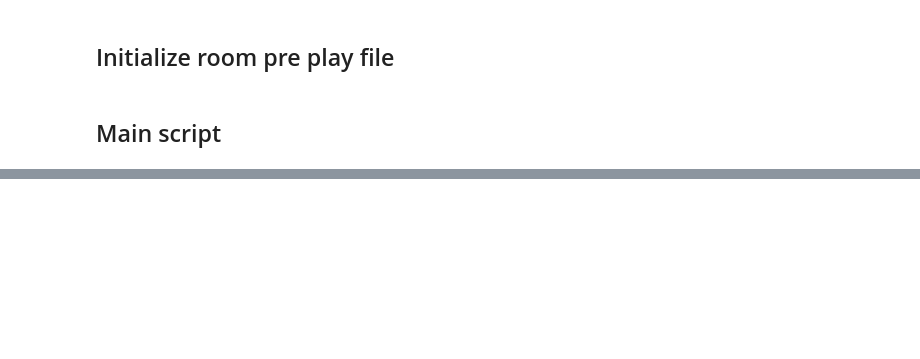
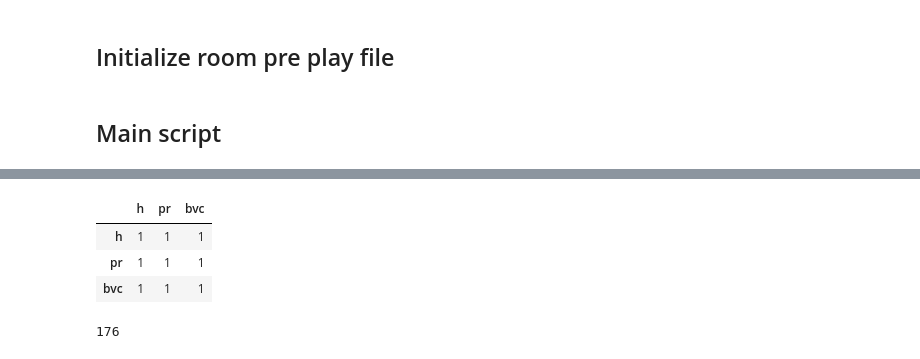
Before and after one commit to 1101AlexZab1011/SpatialMemory, a Jupyter notebook: dev/BB_prep_makeWTS_new.ipynb, the cells around one changed output, grey strips where cells are left out. Saved outputs shown, nothing was run; the diff lists cells and outputs as text; code cells hidden in the pictures; blank space fills up the shorter version.

```diff
--- a/dev/BB_prep_makeWTS_new.ipynb
+++ b/dev/BB_prep_makeWTS_new.ipynb
@@ -655 +645,16 @@ if GEOMflag:
+# %%
+mtl_cfg = '../cfg/cells/mtl_cells.ini'
+config = EvalConfigParser(interpolation=configparser.ExtendedInterpolation(), allow_no_value=True)
+config.read(mtl_cfg)
+space_section = config['Space']
+res = space_section.eval('res')
+x_max, y_max = space_section.eval('x_max'), space_section.eval('y_max')
+r_max = space_section.eval('r_max')
+x_min, y_min = space_section.eval('x_min'), space_section.eval('y_min')
+polargrid_section = config['PolarGrid']
+polar_dist_res = polargrid_section.eval('polar_dist_res')
+polar_ang_res = polargrid_section.eval('polar_ang_res', locals=dict(pi=np.pi))
+h_sig = polargrid_section.eval('h_sig')
+# %%
+geometry = Geometry.load(f'../data/room/training_{namestrg}.pkl')
 # %%
@@ -659,18 +663,0 @@ KeyboardInterrupt:
-# %%
-GEOMflag = True
-# geometry_name = 'two_room'
-# cfg_path = two_room_cfg
-geometry_name = 'squared_room'
-cfg_path = square_room_cfg
-# geometry_name = 'inserted_barrier'
-# cfg_path = inserted_barrier_cfg
-# geometry_name = 'preplay_env_closed'
-# cfg_path = preplay_env_closed_cfg
-# geometry_name = 'preplay_env_open'
-# cfg_path = preplay_env_open_cfg
-
-if GEOMflag:
-    geometry, n_textures = get_geometry_by_name(geometry_name, cfg_path)
-    training_space = process_training_space(geometry, res, StandartBuildingGeometryProcessor, geometry_name)
-    boundary = process_boundary(training_space)
-    visible_plane = process_visible_plane(boundary, training_space)
@@ -676,0 +799,8 @@ if GEOMflag:
+# %%
+def calculate_polar_distance(max_radius: float) -> np.ndarray:
+    radial_increment = 0.1 * np.arange(1, max_radius + 1)
+    radial_increment[0] = 1
+    polar_dist = np.cumsum(radial_increment)
+    max_polar_dist = polar_dist[-1]
+    polar_dist = (polar_dist / max_polar_dist) * (max_radius - 0.5)
+    return polar_dist
@@ -676,0 +1159,11 @@ if GEOMflag:
+# %%
+weights.connection_map
+# %% [output]
+|  | h | pr | bvc |
+| h | 1 | 1 | 1 |
+| pr | 1 | 1 | 1 |
+| bvc | 1 | 1 | 1 |
+# %%
+67+109
+# %% [output]
+176
```
Also changed, not shown: parts of 71 cells of this notebook, 9 other files.
